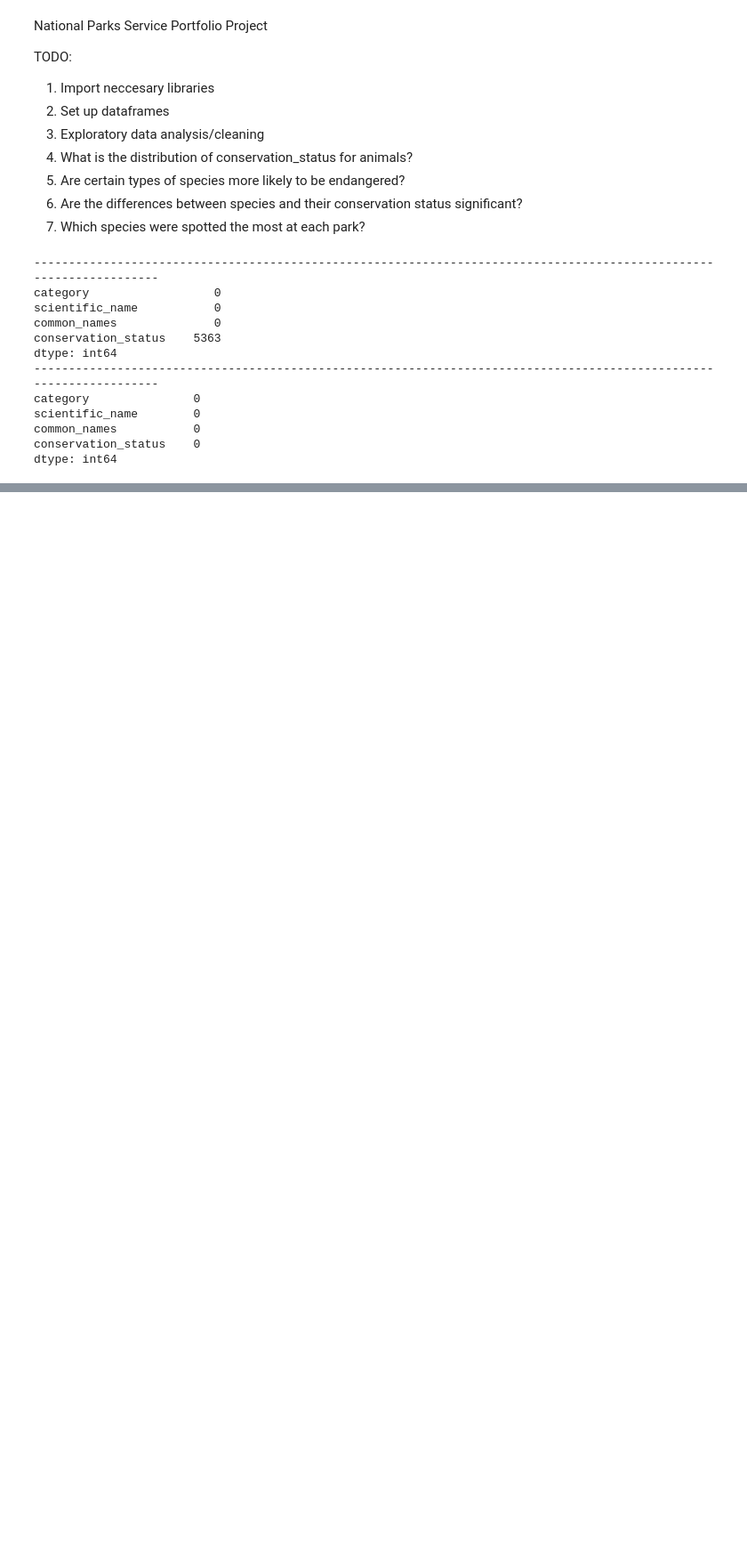
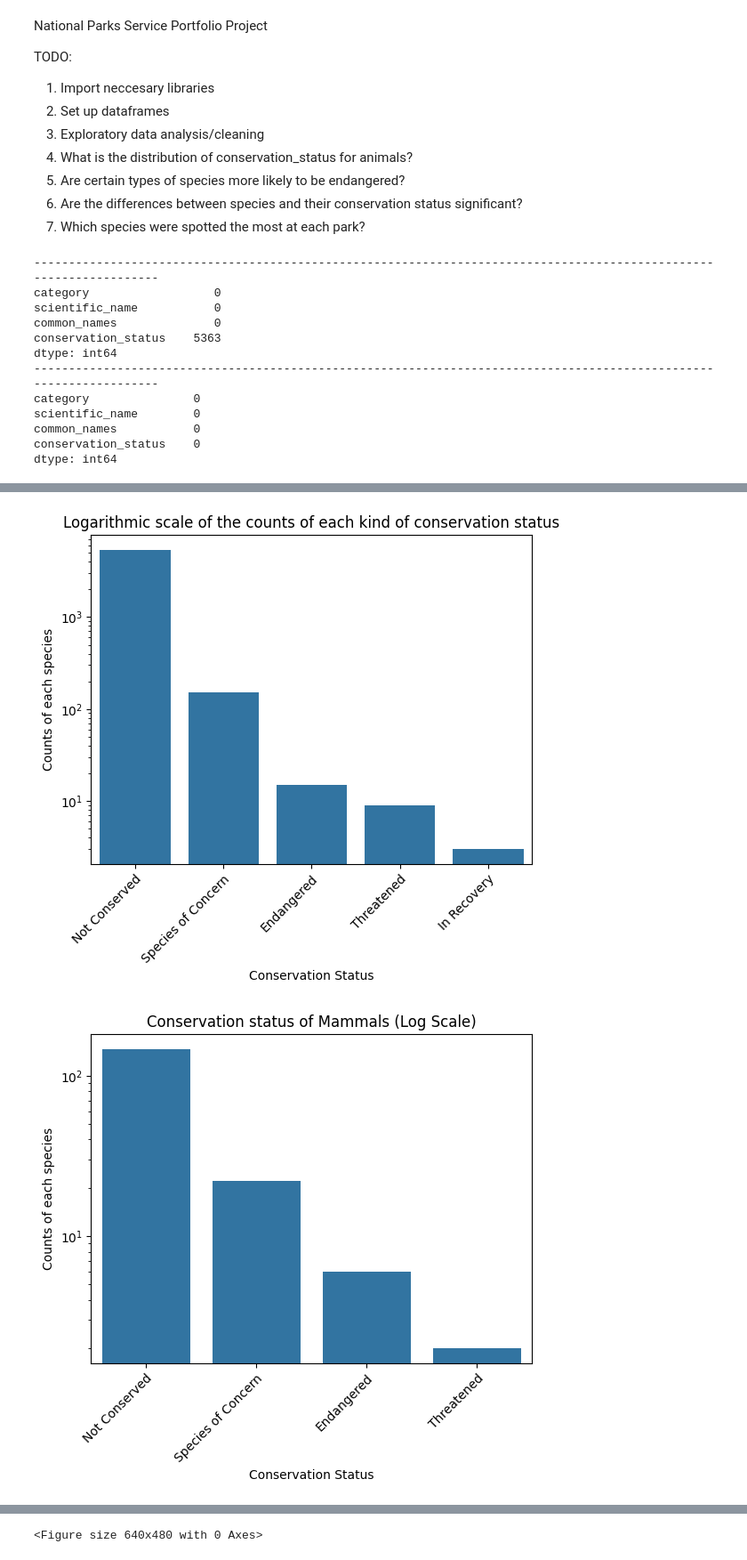
Before and after one commit to Yousif-Al-Khairi/Portfolio, a Jupyter notebook: Portfolio Projects/National Parks Service Portfolio Project/biodiversity.ipynb, the cells around one changed output, grey strips where cells are left out. Shown at 89% size. Drawn from its saved outputs; the diff is of its cells as text; code cells hidden in the pictures; blank space fills up the shorter version.

```diff
--- a/Portfolio Projects/National Parks Service Portfolio Project/biodiversity.ipynb
+++ b/Portfolio Projects/National Parks Service Portfolio Project/biodiversity.ipynb
@@ -84,0 +85,27 @@ dtype: int64
+# %%
+#4. What is the distribution of conservation_status for animals?
+
+sns.countplot(data = species, x = "conservation_status")
+plt.xticks(rotation=45, ha='right', rotation_mode='anchor')
+plt.title("Logarithmic scale of the counts of each kind of conservation status")
+plt.xlabel("Conservation Status")
+plt.yscale("log")
+plt.ylabel("Counts of each species")
+plt.show()
+plt.clf()
+for category in species["category"].unique():
+    condition = (species["category"]==category)
+    sns.countplot(data = species[condition], x = "conservation_status")
+    plt.xticks(rotation=45, ha='right', rotation_mode='anchor')
+    if category == "Fish":
+        plt.title(f"Conservation status of {category} (Log Scale)")
+    else:
+        plt.title(f"Conservation status of {category}s (Log Scale)")
+    plt.xlabel("Conservation Status")
+    plt.yscale("log")
+    plt.ylabel("Counts of each species")
+    plt.show()
+    plt.clf()
+# %% [output]
+[figure, added]
+[figure, added]
@@ -84,0 +118 @@ dtype: int64
+<Figure size 640x480 with 0 Axes>
```
Also changed, not shown: parts of 2 cells of this notebook.
